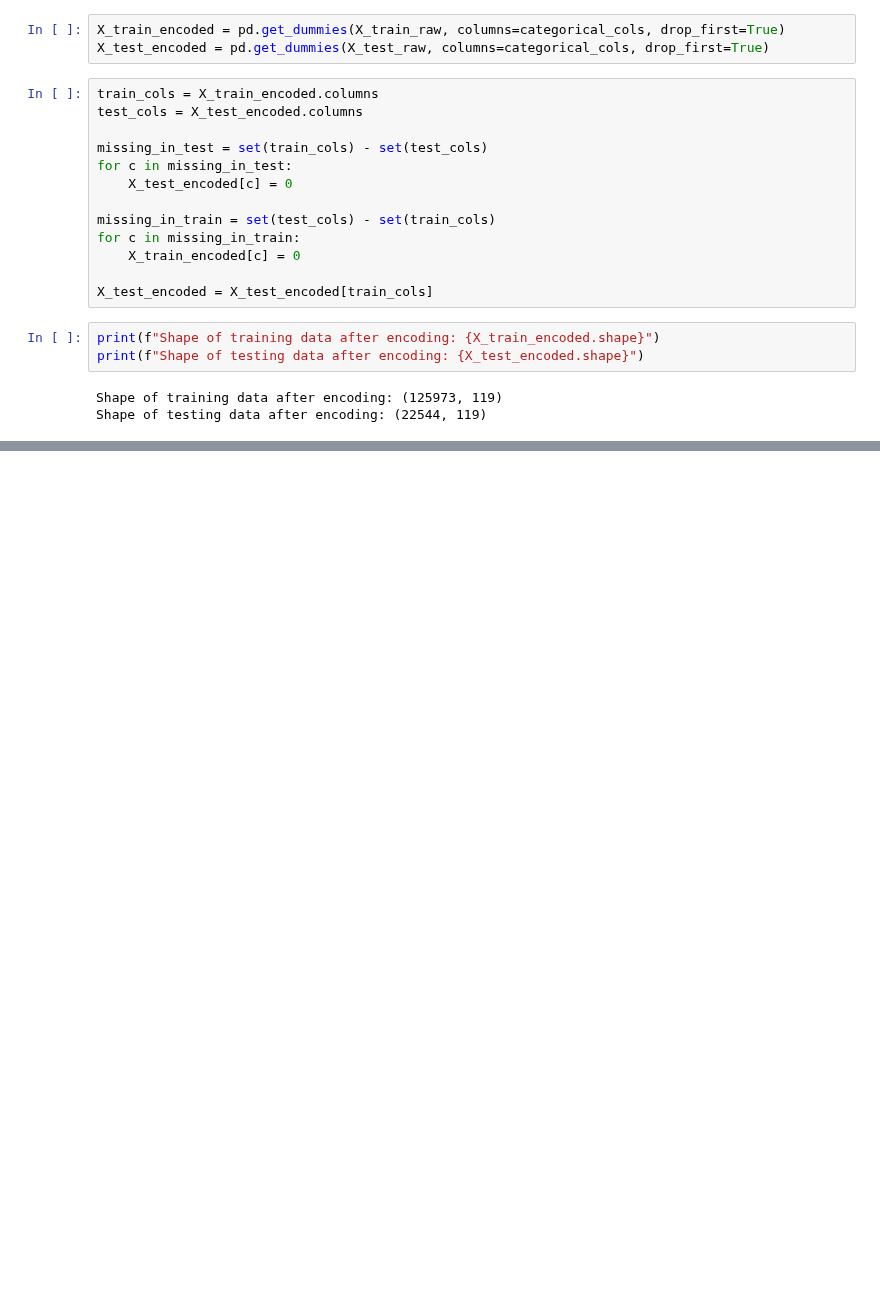
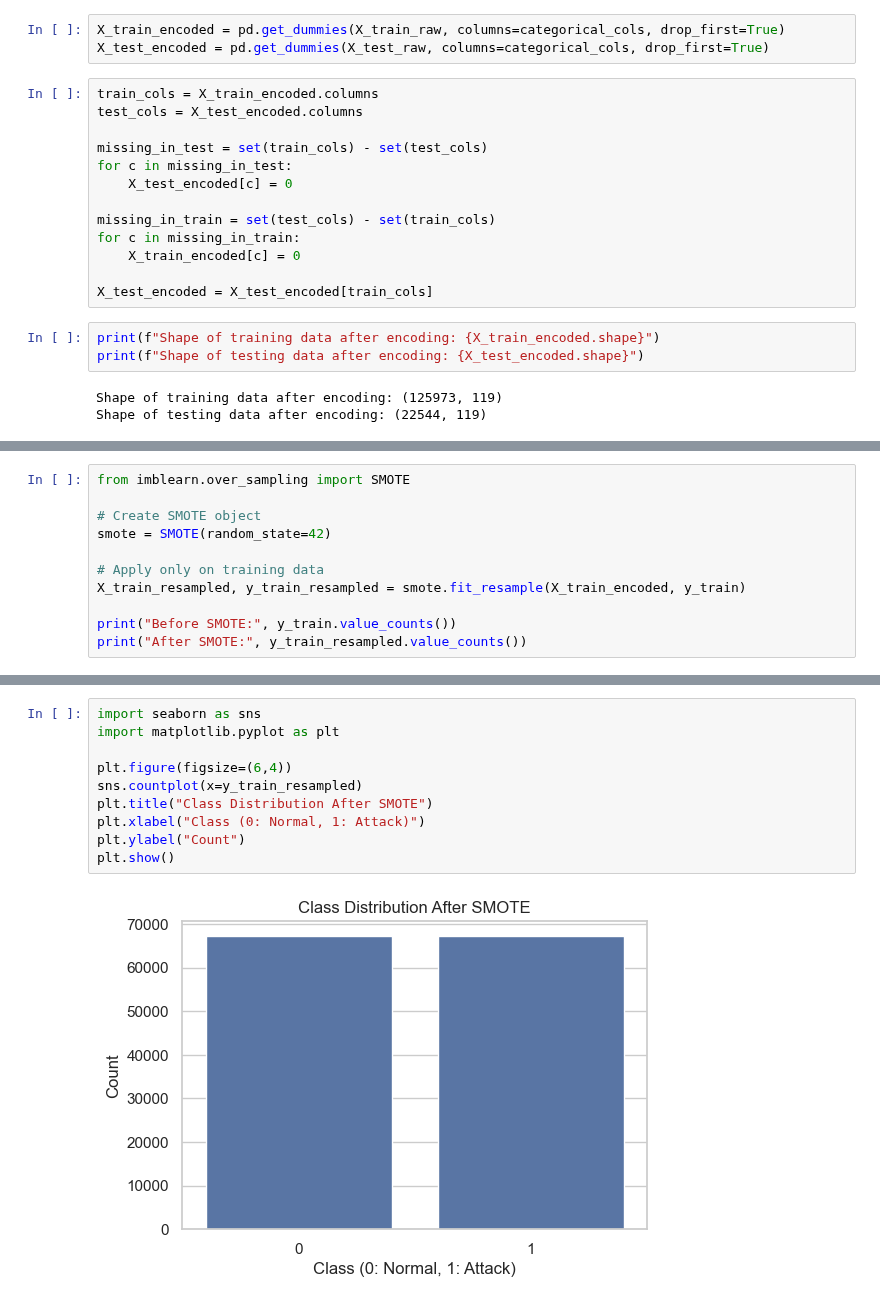
Before and after one commit to SpringBoardMentor193s/SentinelNet_Oct_Batch, a Jupyter notebook: main.ipynb, the cells around one changed output, grey strips where cells are left out. Saved outputs shown, nothing was run; the diff lists cells and outputs as text; blank space fills up the shorter version.

```diff
--- a/main.ipynb
+++ b/main.ipynb
@@ -386,0 +474,11 @@ heloo
+# %%
+from imblearn.over_sampling import SMOTE
+
+# Create SMOTE object
+smote = SMOTE(random_state=42)
+
+# Apply only on training data
+X_train_resampled, y_train_resampled = smote.fit_resample(X_train_encoded, y_train)
+
+print("Before SMOTE:", y_train.value_counts())
+print("After SMOTE:", y_train_resampled.value_counts())
@@ -386,0 +494,12 @@ heloo
+# %%
+import seaborn as sns
+import matplotlib.pyplot as plt
+
+plt.figure(figsize=(6,4))
+sns.countplot(x=y_train_resampled)
+plt.title("Class Distribution After SMOTE")
+plt.xlabel("Class (0: Normal, 1: Attack)")
+plt.ylabel("Count")
+plt.show()
+# %% [output]
+[figure, added]
```
Also changed, not shown: parts of 7 cells of this notebook.
